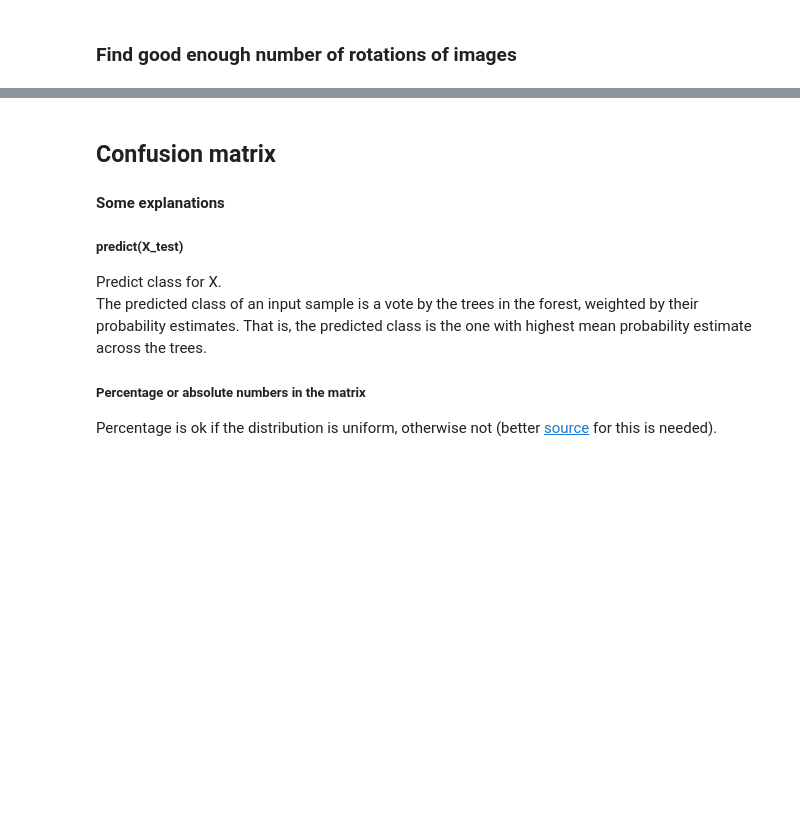
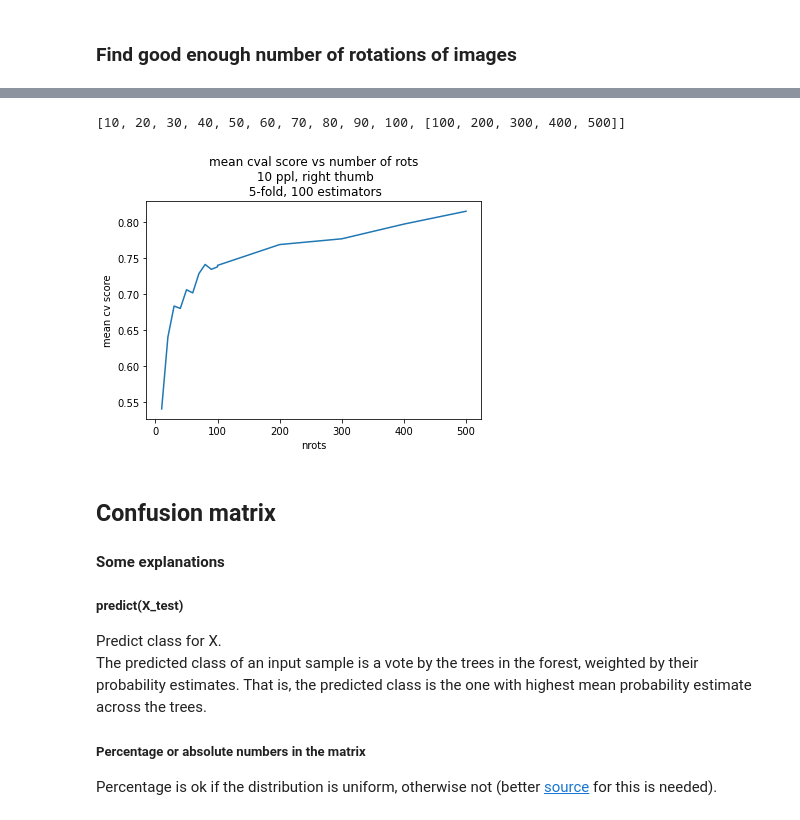
Before and after one commit to hannaisr/KEX2021, a Jupyter notebook: Simple Random Forest.ipynb, the cells around one changed output, grey strips where cells are left out. Cells and saved outputs as stored; diff of their text form; code cells hidden in the pictures; blank space fills up the shorter version.

Commit message:
Add functioning cval score grapher thing. Does still, however, not work for the full set of fingerprints.

```diff
--- a/Simple Random Forest.ipynb
+++ b/Simple Random Forest.ipynb
@@ -126,14 +140,3 @@ model = RandomForestClassifier(n_estimators=50)
-# %%
-nrots = list(range(1,11,5))
-mean_cv_score = []
-
-# Choose which columns to be data (X) and target (y)
-X_name = "Image" # The data to be categorized, should be "Image"
-y_name = "Identity" # The target label. In the end, Identity
-
-for n in nrots:
-    new_df = gdf.head(n)
-    X = list(new_df[X_name])
-    y = new_df[y_name]
-    scores = cross_val_score(model,X,y, cv=5)
-    mean_cv_score_cv_score.append(scores.mean())
+# %%
+gdf = df.groupby(["Identity"])#,"Finger","Hand"])#.head(5)
+model = RandomForestClassifier(n_estimators=100)
@@ -140,3 +163,31 @@ for n in nrots:
+# %%
+nrots = list(range(10,101,10))
+nrots.extend(list(range(100,501,100)))
+mean_cv_score = []
+
+# Choose which columns to be data (X) and target (y)
+X_name = "Image" # The data to be categorized, should be "Image"
+y_name = "Identity" # The target label. In the end, Identity
+
+for n in nrots:
+    new_df = gdf.head(n)
+    X = list(new_df[X_name])
+    y = new_df[y_name]
+    scores = cross_val_score(model,X,y, cv=5)
+    mean_cv_score.append(scores.mean())
+# %%
+nrots
+# %% [output]
+[10, 20, 30, 40, 50, 60, 70, 80, 90, 100, [100, 200, 300, 400, 500]]
+# %%
+plt.figure()
+plt.plot(nrots, mean_cv_score)
+plt.title("mean cval score vs number of rots\n 10 ppl, right thumb\n 5-fold, 100 estimators")
+plt.xlabel("nrots")
+plt.ylabel("mean cv score")
+plt.show()
+# %% [output]
+[figure, added]
 # %% [markdown]
 ## Confusion matrix
 #### Some explanations
```
Also changed, not shown: parts of 5 cells of this notebook.
